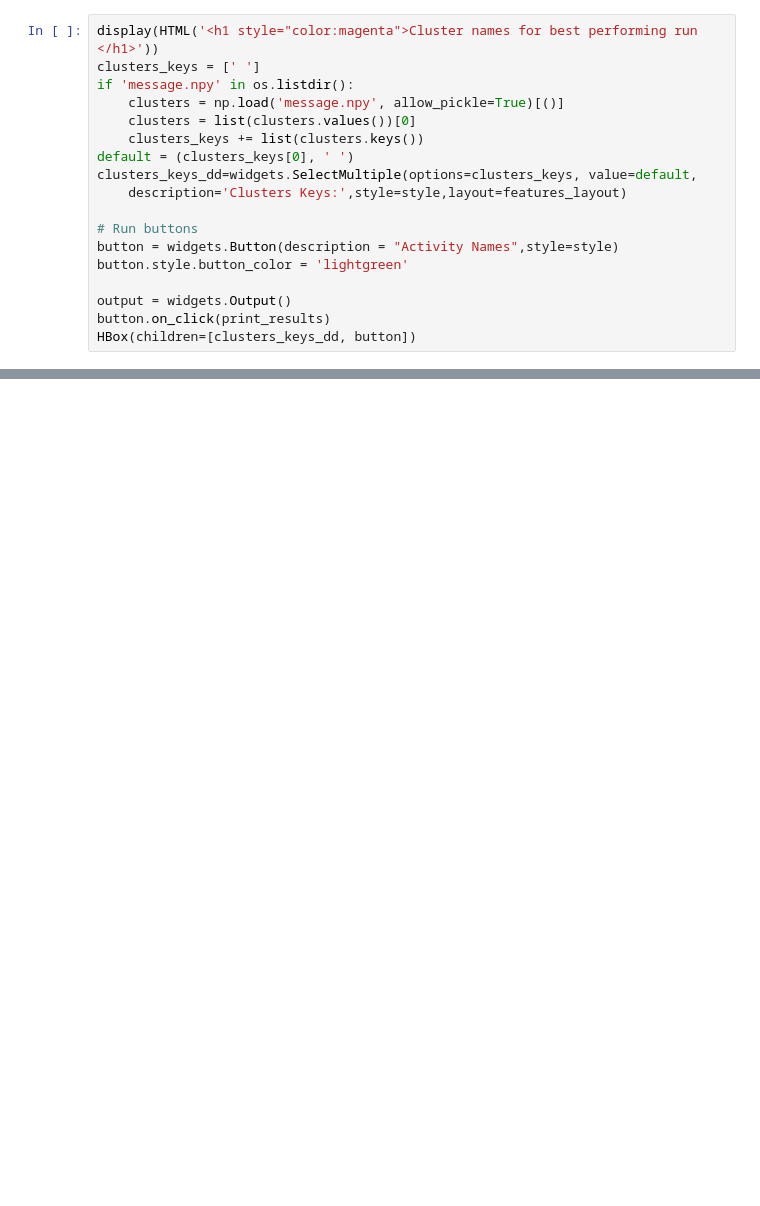
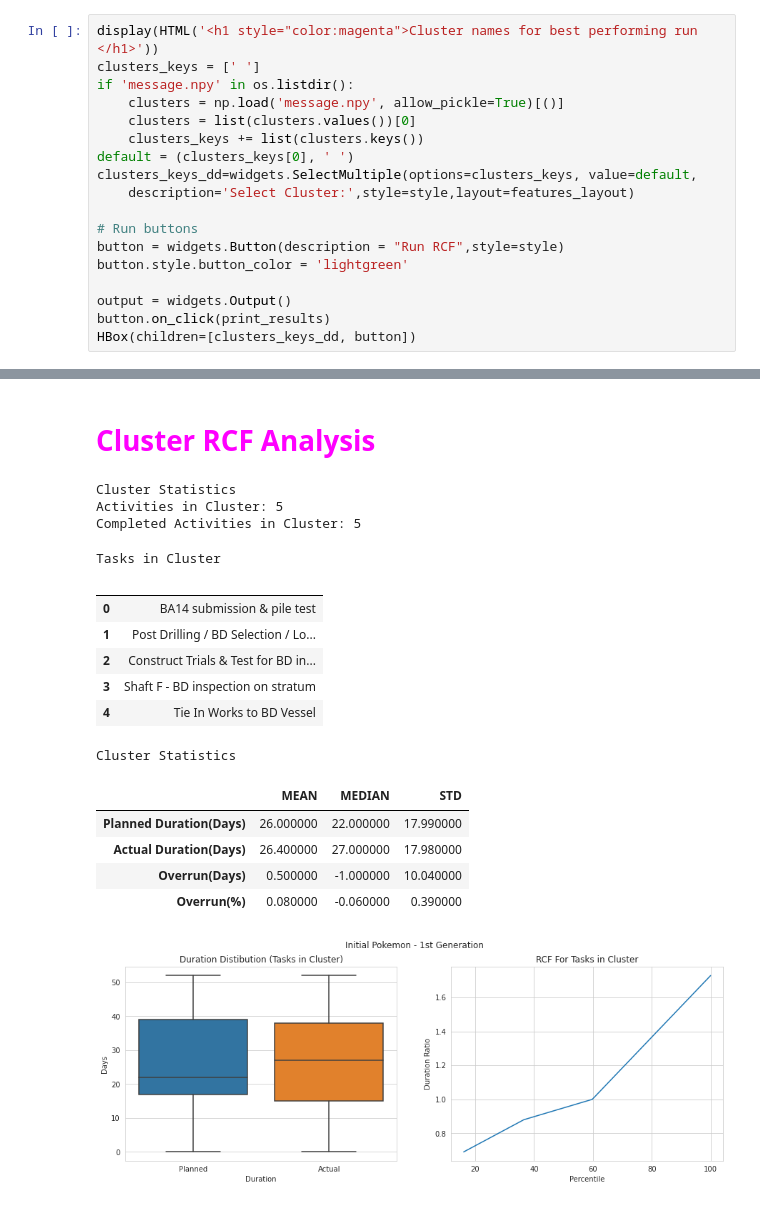
Before and after one commit to Foresight-Works/Cluster_Activities, a Jupyter notebook: researchUI.ipynb, the cells around one changed output, grey strips where cells are left out. Cells and saved outputs as stored; diff of their text form; blank space fills up the shorter version.

Commit message:
RCF analysis, Cluster Statistics, Tasks in Cluster

```diff
--- a/researchUI.ipynb
+++ b/researchUI.ipynb
@@ -205,12 +301,13 @@ if 'message.npy' in os.listdir():
     clusters_keys += list(clusters.keys())
 default = (clusters_keys[0], ' ')
 clusters_keys_dd=widgets.SelectMultiple(options=clusters_keys, value=default,
-    description='Clusters Keys:',style=style,layout=features_layout)
+    description='Select Cluster:',style=style,layout=features_layout)
 
 # Run buttons
-button = widgets.Button(description = "Activity Names",style=style)
+button = widgets.Button(description = "Run RCF",style=style)
 button.style.button_color = 'lightgreen'
 
 output = widgets.Output()
 button.on_click(print_results)
 HBox(children=[clusters_keys_dd, button])
+# %% [output]
@@ -217,3 +316,21 @@ HBox(children=[clusters_keys_dd, button])
+Cluster RCF Analysis
+Cluster Statistics
+Activities in Cluster: 5
+Completed Activities in Cluster: 5
+Tasks in Cluster
+|  |  |
+| 0 | BA14 submission & pile test |
+| 1 | Post Drilling / BD Selection / Lo... |
+| 2 | Construct Trials & Test for BD in... |
+| 3 | Shaft F - BD inspection on stratum |
+| 4 | Tie In Works to BD Vessel |
+Cluster Statistics
+|  | MEAN | MEDIAN | STD |
+| Planned Duration(Days) | 26.000000 | 22.000000 | 17.990000 |
+| Actual Duration(Days) | 26.400000 | 27.000000 | 17.980000 |
+| Overrun(Days) | 0.500000 | -1.000000 | 10.040000 |
+| Overrun(%) | 0.080000 | -0.060000 | 0.390000 |
+[figure, added]
 # %%
 HTML('''<script>
 code_show=true;
```
Also changed, not shown: parts of 5 cells of this notebook, 11 other files.
